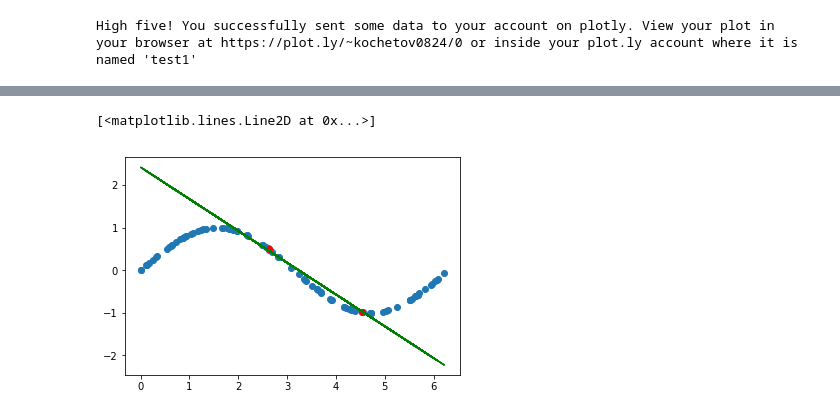
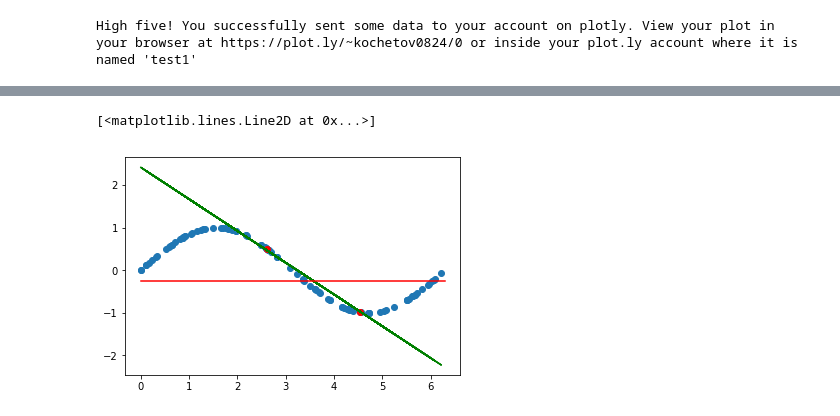
Before and after one commit to KonstantinKochetov/ML-implementations, a Jupyter notebook: Beleg3.ipynb, the cells around one changed output, grey strips where cells are left out. Drawn from its saved outputs; the diff is of its cells as text; code cells hidden in the pictures.

Commit message:
plot sinus + new thetas

```diff
--- a/Beleg3.ipynb
+++ b/Beleg3.ipynb
@@ -488,16 +488,20 @@ y_ = np.sin(x_)
 # %%
 counter = np.array([0,2])
 x, y = train_data(counter)
+# H1
+constant = (y[0] + y[1]) / len(y)
+# H2
 initial_theta_0 = 0
 initial_theta_1 = 0
 theta_0, theta_1 = get_theta(x.copy(), y.copy(), initial_theta_0, initial_theta_1)
 
-
 f1 = plt.figure()
 ax1 = f1.add_subplot(111)
+
 ax1.scatter(x_,y_)
 ax1.scatter(x,y, color='r')
 ax1.plot(x_,  theta_0 + theta_1 * x_, 'g-')
+ax1.plot([0,2*np.pi],[constant,constant], color="r")
 # %% [output]
 [<matplotlib.lines.Line2D at 0x...>]
-[figure, old version]
+[figure, new version]
```
Also changed, not shown: parts of 15 cells of this notebook, 2 other files.
